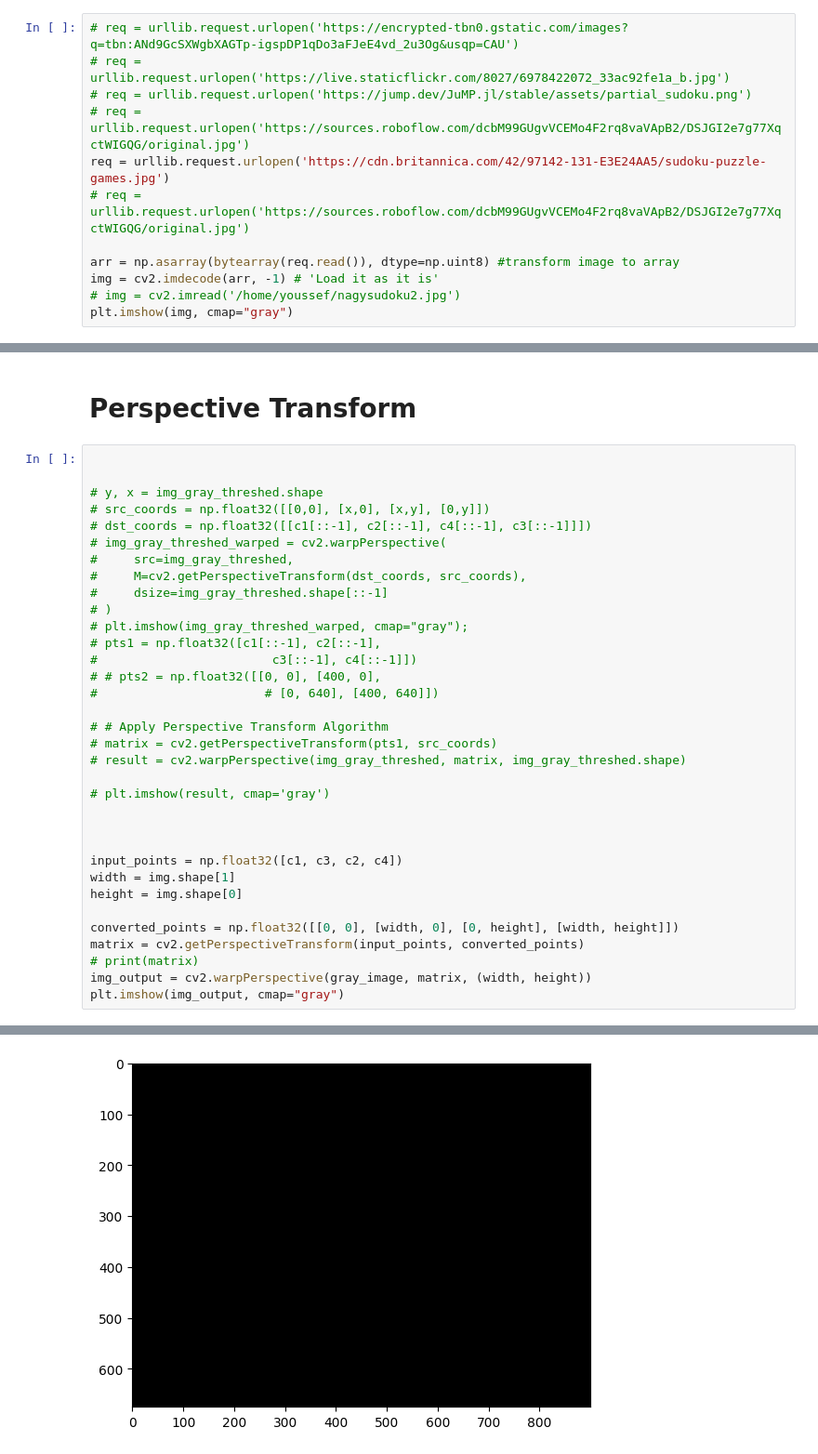
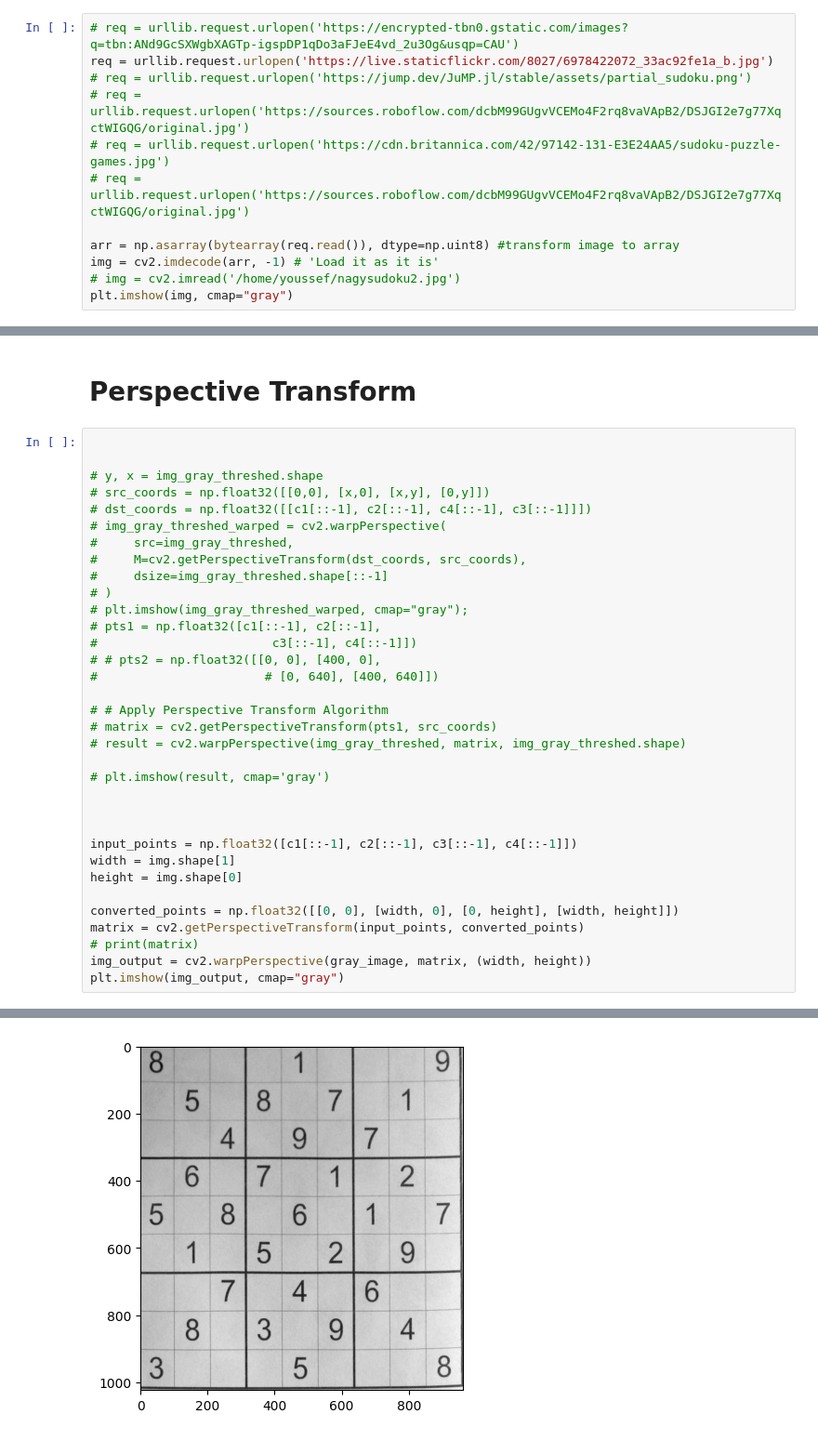
Before and after one commit to youssef-mohamed1809/Sudoku-Image-Processing, a Jupyter notebook: main.ipynb, the cells around one changed output, grey strips where cells are left out. Shown at 93% size. Saved outputs shown, nothing was run; the diff lists cells and outputs as text.

```diff
--- a/main.ipynb
+++ b/main.ipynb
@@ -9,10 +9,10 @@ import matplotlib.pyplot as plt
 # Load the Image
 # %%
 # req = urllib.request.urlopen('https://encrypted-tbn0.gstatic.com/images?q=tbn:ANd9GcSXWgbXAGTp-igspDP1qDo3aFJeE4vd_2u3Og&usqp=CAU')
-# req = urllib.request.urlopen('https://live.staticflickr.com/8027/6978422072_33ac92fe1a_b.jpg')
+req = urllib.request.urlopen('https://live.staticflickr.com/8027/6978422072_33ac92fe1a_b.jpg')
 # req = urllib.request.urlopen('https://jump.dev/JuMP.jl/stable/assets/partial_sudoku.png')
 # req = urllib.request.urlopen('https://sources.roboflow.com/dcbM99GUgvVCEMo4F2rq8vaVApB2/DSJGI2e7g77XqctWIGQG/original.jpg')
-req = urllib.request.urlopen('https://cdn.britannica.com/42/97142-131-E3E24AA5/sudoku-puzzle-games.jpg')
+# req = urllib.request.urlopen('https://cdn.britannica.com/42/97142-131-E3E24AA5/sudoku-puzzle-games.jpg')
 # req = urllib.request.urlopen('https://sources.roboflow.com/dcbM99GUgvVCEMo4F2rq8vaVApB2/DSJGI2e7g77XqctWIGQG/original.jpg')
 
 arr = np.asarray(bytearray(req.read()), dtype=np.uint8) #transform image to array
@@ -383,35 +362,35 @@ print(c4)
 # dst_coords = np.float32([[c1[::-1], c2[::-1], c4[::-1], c3[::-1]]])
 # img_gray_threshed_warped = cv2.warpPerspective(
 #     src=img_gray_threshed,
 #     M=cv2.getPerspectiveTransform(dst_coords, src_coords),
 #     dsize=img_gray_threshed.shape[::-1]
 # )
 # plt.imshow(img_gray_threshed_warped, cmap="gray");
 # pts1 = np.float32([c1[::-1], c2[::-1],
 #                        c3[::-1], c4[::-1]])
 # # pts2 = np.float32([[0, 0], [400, 0],
 #                       # [0, 640], [400, 640]])
 
 # # Apply Perspective Transform Algorithm
 # matrix = cv2.getPerspectiveTransform(pts1, src_coords)
 # result = cv2.warpPerspective(img_gray_threshed, matrix, img_gray_threshed.shape)
 
 # plt.imshow(result, cmap='gray')
 
 
 
-input_points = np.float32([c1, c3, c2, c4])
+input_points = np.float32([c1[::-1], c2[::-1], c3[::-1], c4[::-1]])
 width = img.shape[1]
 height = img.shape[0]
 
 converted_points = np.float32([[0, 0], [width, 0], [0, height], [width, height]])
 matrix = cv2.getPerspectiveTransform(input_points, converted_points)
 # print(matrix)
 img_output = cv2.warpPerspective(gray_image, matrix, (width, height))
 plt.imshow(img_output, cmap="gray")
 # %% [output]
 <matplotlib.image.AxesImage at 0x...>
-[figure, old version]
+[figure, new version]
 # %%
 M = img_output.shape[0] // 9
 N = img_output.shape[1] // 9
```
Also changed, not shown: parts of 15 cells of this notebook.
